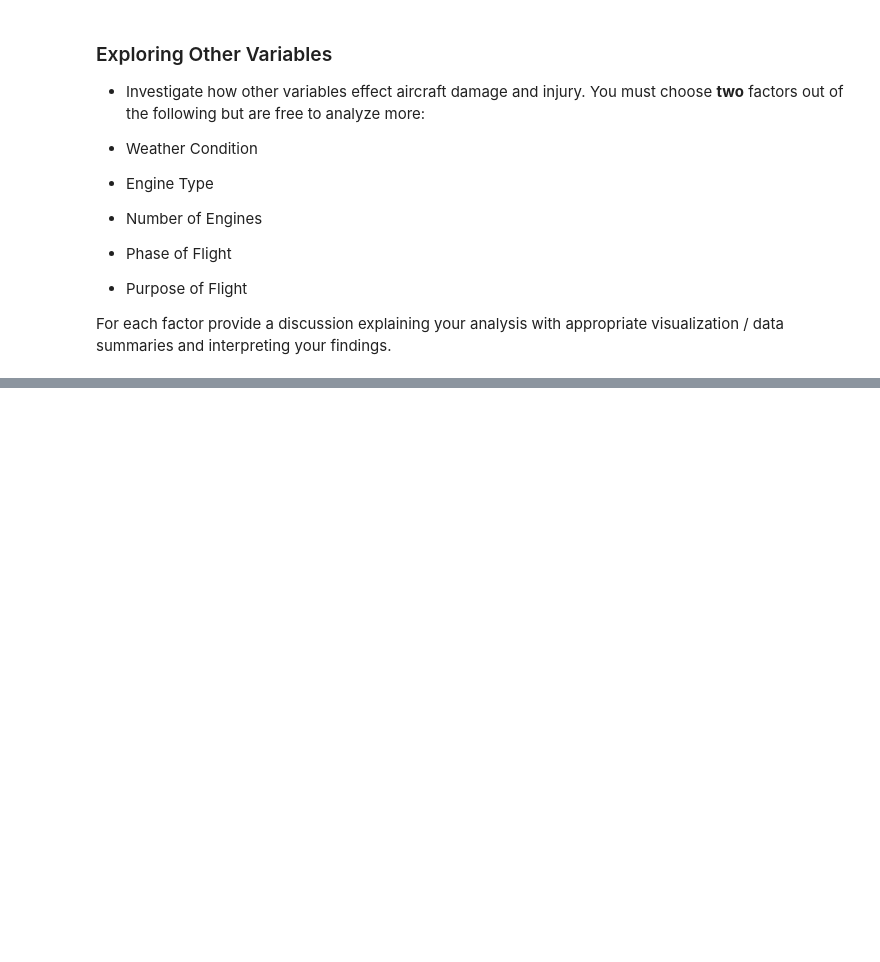
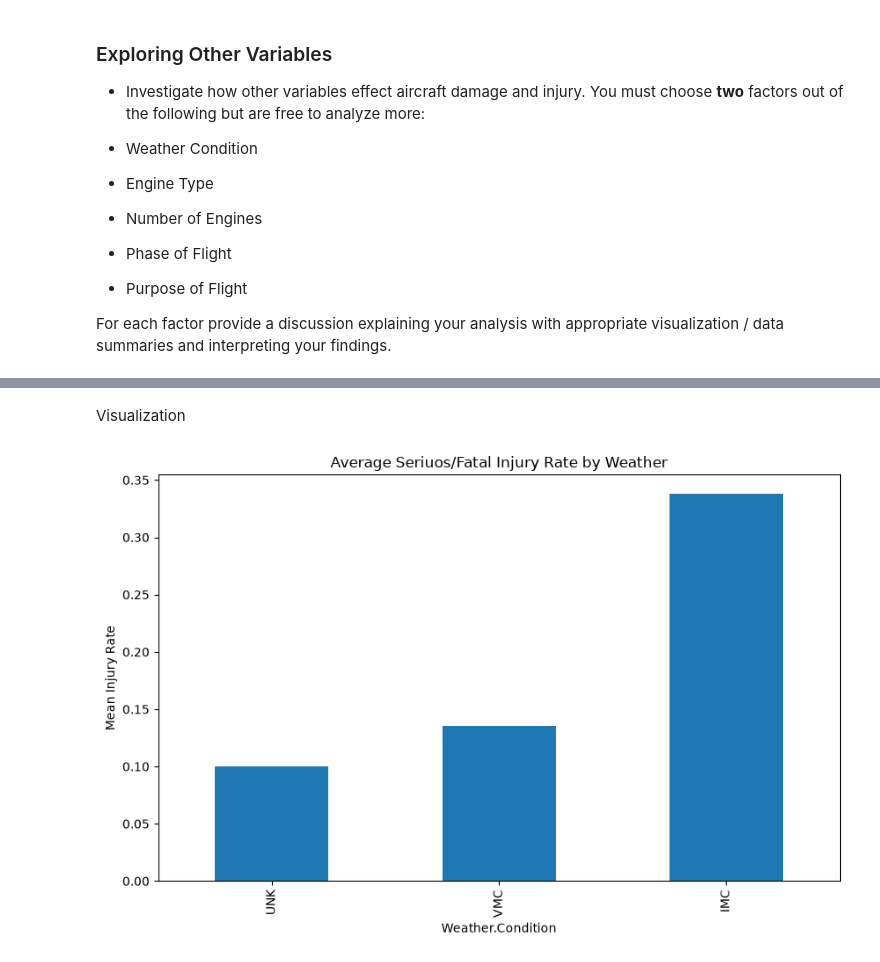
Before and after one commit to PaulK2547/dsc-course0-m8-lab, a Jupyter notebook: Aviation_Accidents_Data_Analysis.ipynb, the cells around one changed output, grey strips where cells are left out. Drawn from its saved outputs; the diff is of its cells as text; code cells hidden in the pictures; blank space fills up the shorter version.

```diff
--- a/Aviation_Accidents_Data_Analysis.ipynb
+++ b/Aviation_Accidents_Data_Analysis.ipynb
@@ -322,0 +406,12 @@ For each factor provide a discussion explaining your analysis with appropriate v
+# %%
+weather_summary = (
+    df
+    .groupby('Weather.Condition')
+    .agg({
+        'fatal.seriuos.rate':'mean',
+        'damage.score':'mean'
+    })
+    .sort_values('fatal.seriuos.rate')
+)
+
+weather_summary
@@ -322,0 +424,13 @@ For each factor provide a discussion explaining your analysis with appropriate v
+# %% [markdown]
+Visualization
+# %%
+weather_summary['fatal.seriuos.rate'].plot(
+    kind='bar',
+    figsize=(10,6)
+)
+
+plt.title('Average Seriuos/Fatal Injury Rate by Weather')
+plt.ylabel('Mean Injury Rate')
+plt.show()
+# %% [output]
+[figure, added]
```
Also changed, not shown: parts of 27 cells of this notebook.
